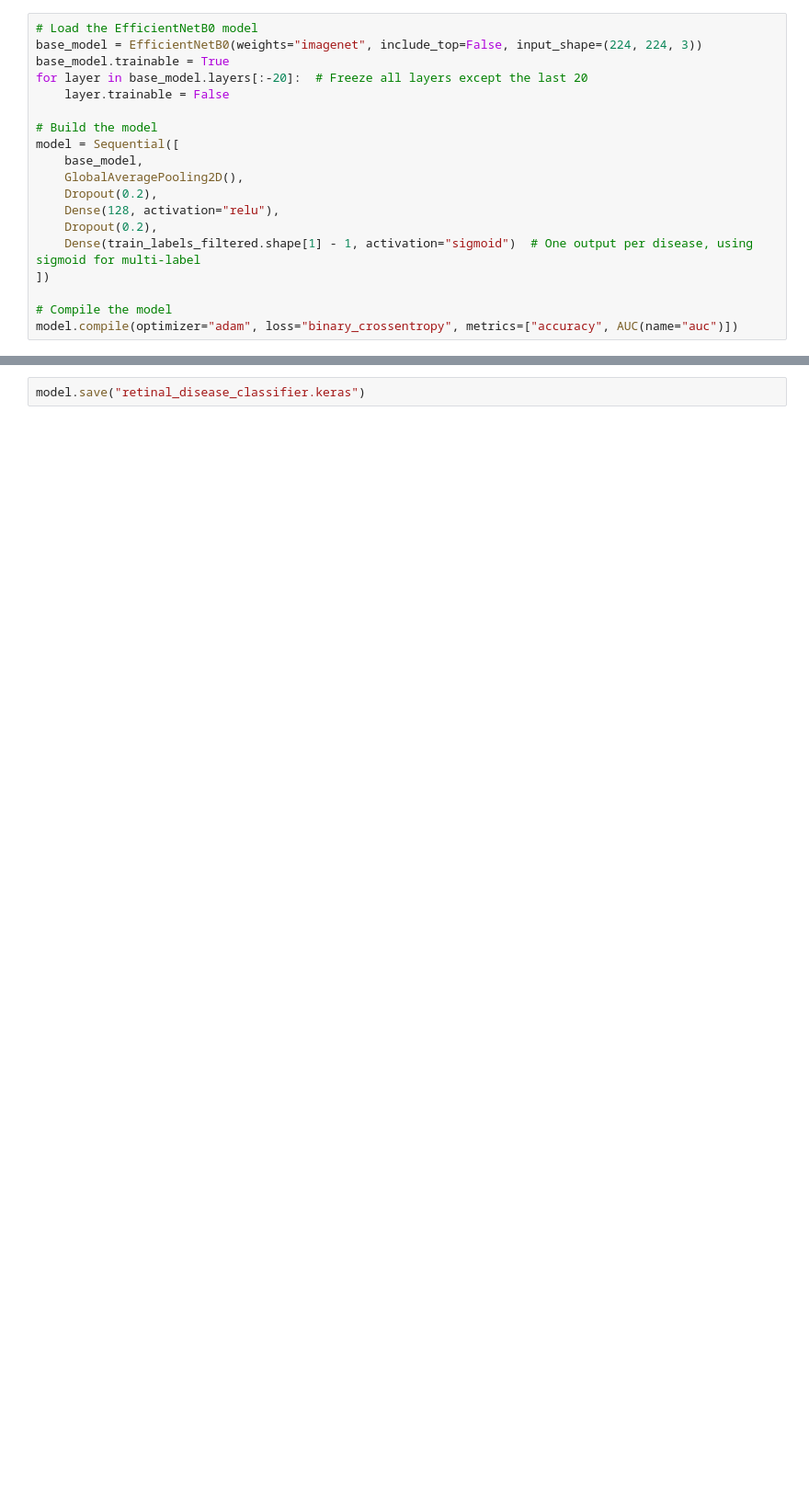
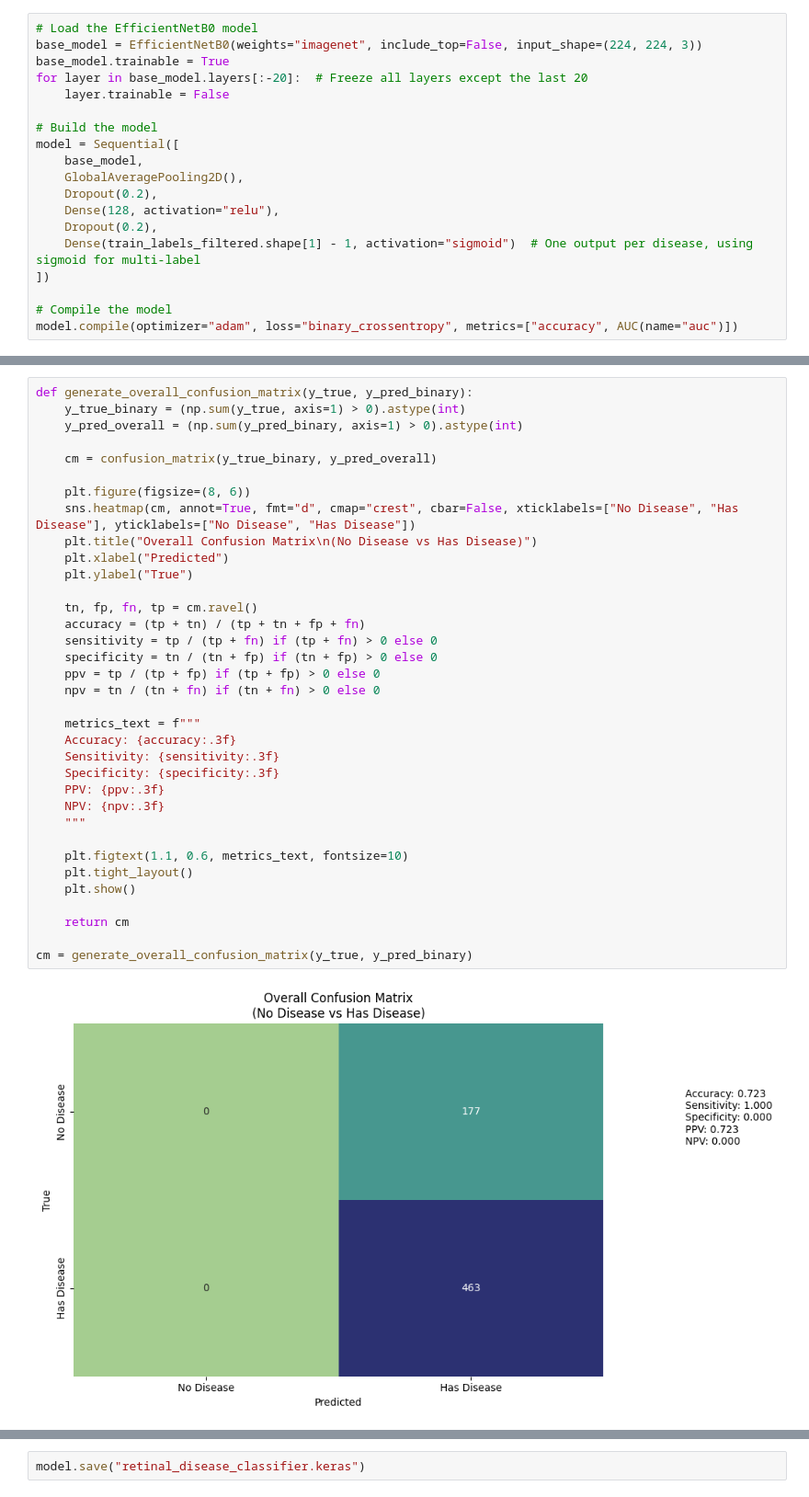
Before and after one commit to VirajBhagiya/Retinal-Disease-Classification, a Jupyter notebook: minor-version1.ipynb, the cells around one changed output, grey strips where cells are left out. Shown at 92% size. Cells and saved outputs as stored; diff of their text form; blank space fills up the shorter version.

```diff
--- a/minor-version1.ipynb
+++ b/minor-version1.ipynb
@@ -293,4 +253,41 @@ for i in range(y_true.shape[1]):
 [figure]
 [figure]
 ... (4 outputs left out)
+# %%
+def generate_overall_confusion_matrix(y_true, y_pred_binary):
+    y_true_binary = (np.sum(y_true, axis=1) > 0).astype(int)
+    y_pred_overall = (np.sum(y_pred_binary, axis=1) > 0).astype(int)
+
+    cm = confusion_matrix(y_true_binary, y_pred_overall)
+
+    plt.figure(figsize=(8, 6))
+    sns.heatmap(cm, annot=True, fmt="d", cmap="crest", cbar=False, xticklabels=["No Disease", "Has Disease"], yticklabels=["No Disease", "Has Disease"])
+    plt.title("Overall Confusion Matrix\n(No Disease vs Has Disease)")
+    plt.xlabel("Predicted")
+    plt.ylabel("True")
+
+    tn, fp, fn, tp = cm.ravel()
+    accuracy = (tp + tn) / (tp + tn + fp + fn)
+    sensitivity = tp / (tp + fn) if (tp + fn) > 0 else 0
+    specificity = tn / (tn + fp) if (tn + fp) > 0 else 0
+    ppv = tp / (tp + fp) if (tp + fp) > 0 else 0
+    npv = tn / (tn + fn) if (tn + fn) > 0 else 0
+
+    metrics_text = f"""
+    Accuracy: {accuracy:.3f}
+    Sensitivity: {sensitivity:.3f}
+    Specificity: {specificity:.3f}
+    PPV: {ppv:.3f}
+    NPV: {npv:.3f}
+    """
+
+    plt.figtext(1.1, 0.6, metrics_text, fontsize=10)
+    plt.tight_layout()
+    plt.show()
+
+    return cm
+
+cm = generate_overall_confusion_matrix(y_true, y_pred_binary)
+# %% [output]
+[figure, added]
 # %%
```
Also changed, not shown: parts of 17 cells of this notebook.
